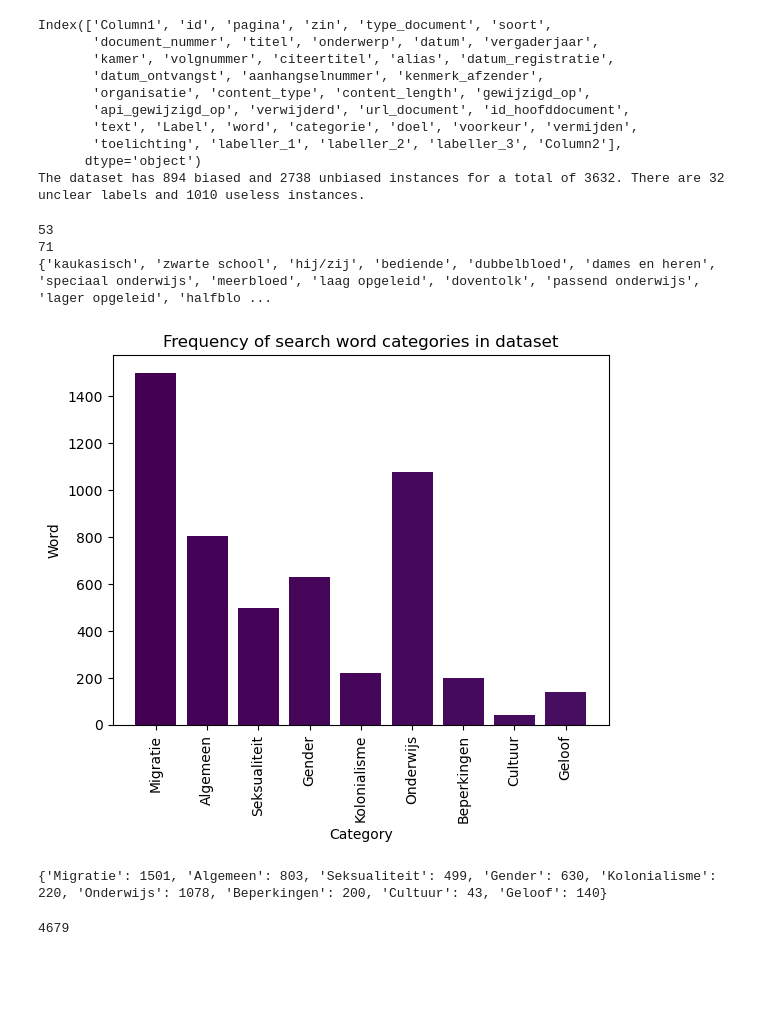
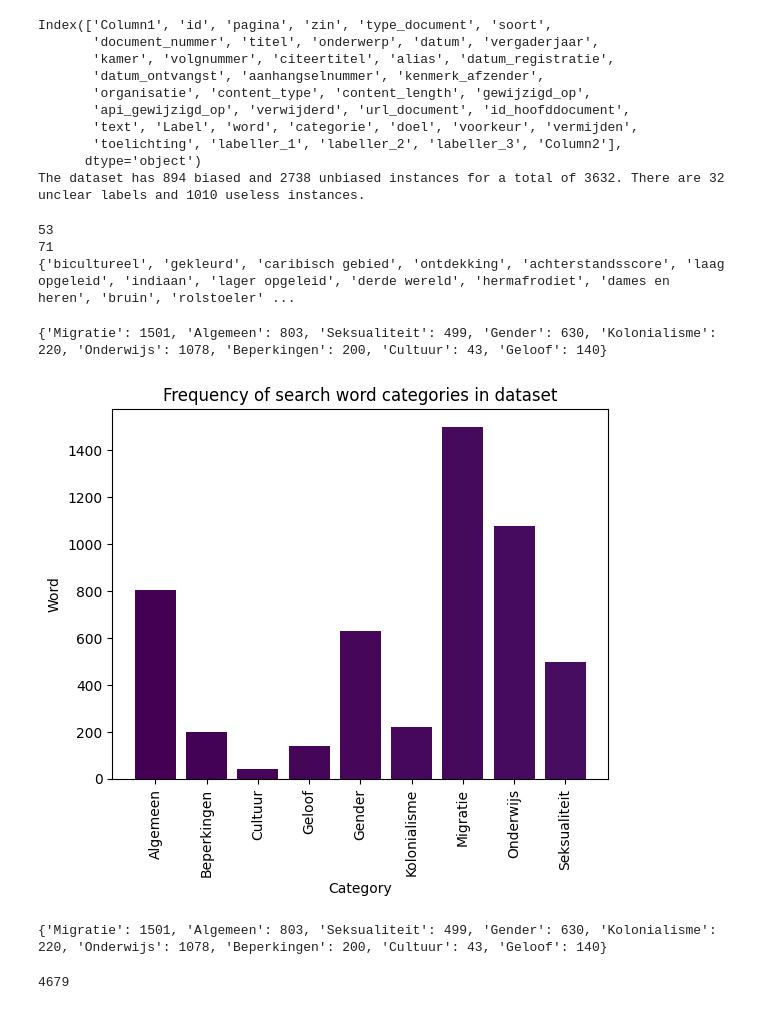
Before and after one commit to milenadeswart/Datalab_PDR, a Jupyter notebook: 02_analyse/BERT_train_cased_sentence_analysis.ipynb, the cells around one changed output. Cells and saved outputs as stored; diff of their text form; code cells hidden in the pictures; blank space fills up the shorter version.

```diff
--- a/02_analyse/BERT_train_cased_sentence_analysis.ipynb
+++ b/02_analyse/BERT_train_cased_sentence_analysis.ipynb
@@ -111,7 +114,7 @@ def merge_annotated_data(naam_dataset, n_annotators, n_annotations = 3):
 
     # inladen path naar data en creëren lege frames
     # load data path and create empty frames
-    dataset_path = "/data/rstudio/datasets/programma-discriminatie-en-racisme/Datasets_2/"
+    dataset_path = "C:/Users/milen/Desktop/Stage OCW/Datalab_PDR/data/"
     merged_data = pd.DataFrame()
 
     for i in range(n_annotators):
@@ -134,7 +137,7 @@ def merge_annotated_data(naam_dataset, n_annotators, n_annotations = 3):
     extra_zoekwoorden = pd.read_excel(dataset_path + 'te_verwijderen.xlsx') # van tweede search / from second search
     merged_data = pd.concat([merged_data, extra_zoekwoorden])
 
-    missende_zoekwoorden = pd.read_excel(dataset_path + 'missing_words.xlsx') # van derde search / from third search
+    missende_zoekwoorden = pd.read_excel(dataset_path + 'missing_words.csv.xlsx') # van derde search / from third search
     merged_data = pd.concat([merged_data, missende_zoekwoorden])
 
     extra_migratie = pd.read_excel(dataset_path + 'extra_migratie.xlsx') # extra data
@@ -207,45 +210,50 @@ print(afwezig)
 # %% [output]
 53
 71
-{'kaukasisch', 'zwarte school', 'hij/zij', 'bediende', 'dubbelbloed', 'dames en heren', 'speciaal onderwijs', 'meerbloed', 'laag opgeleid', 'doventolk', 'passend onderwijs', 'lager opgeleid', 'halfblo ...
+{'bicultureel', 'gekleurd', 'caribisch gebied', 'ontdekking', 'achterstandsscore', 'laag opgeleid', 'indiaan', 'lager opgeleid', 'derde wereld', 'hermafrodiet', 'dames en heren', 'bruin', 'rolstoeler' ...
 # %%
 # overzicht van de zoekwoorden en de categorieën aanwezig in de dataset
 # give overview of search words & their categories in the dataset
-dataset_path = "/data/rstudio/datasets/programma-discriminatie-en-racisme/"
+dataset_path = "C:/Users/milen/Desktop/Stage OCW/Datalab_PDR/data/"
 
 zoekwoorden = pd.read_excel(dataset_path + "Zoekwoorden15.03.24.xlsx", names = ['Categorie', 'Zoekwoord', 'Doel', 'Voorkeur', 'Vermijden', 'Toelichting'])
 
 search_dict = dict(zip(zoekwoorden['Zoekwoord'], zoekwoorden['Categorie']))
 #print(search_dict)
 
 # leuk grafiekje van hoe vaak woorden voorkomen
 # little graph of how often words occur
 word_freq = {}
 i = 0
 
 for woord in merged['word']:
     category = search_dict[woord]
 
     if category in word_freq:
         word_freq[category] += 1
     elif pd.isna(woord) == True:
         pass
     else:
         word_freq[category] = 1
 
+print(word_freq)
+lists = sorted(word_freq.items()) # sorted by key, return a list of tuples
+keys, values = zip(*lists)
+
 mycmap = plt.get_cmap("viridis").colors
 
-plt.bar(word_freq.keys(), word_freq.values(), color = mycmap)
+plt.bar(keys, values, color = mycmap)
 plt.xticks(rotation=90)
 plt.xlabel('Category')
 plt.ylabel('Word')
 plt.title('Frequency of search word categories in dataset')
 plt.show()
 
 print(word_freq)
 # %% [output]
+{'Migratie': 1501, 'Algemeen': 803, 'Seksualiteit': 499, 'Gender': 630, 'Kolonialisme': 220, 'Onderwijs': 1078, 'Beperkingen': 200, 'Cultuur': 43, 'Geloof': 140}
-[figure, old version]
+[figure, new version]
-{'Migratie': 1501, 'Algemeen': 803, 'Seksualiteit': 499, 'Gender': 630, 'Kolonialisme': 220, 'Onderwijs': 1078, 'Beperkingen': 200, 'Cultuur': 43, 'Geloof': 140}
+{'Migratie': 1501, 'Algemeen': 803, 'Seksualiteit': 499, 'Gender': 630, 'Kolonialisme': 220, 'Onderwijs': 1078, 'Beperkingen': 200, 'Cultuur': 43, 'Geloof': 140}
 # %%
 print(len(aggregated))
 
```
Also changed, not shown: parts of 10 cells of this notebook.
